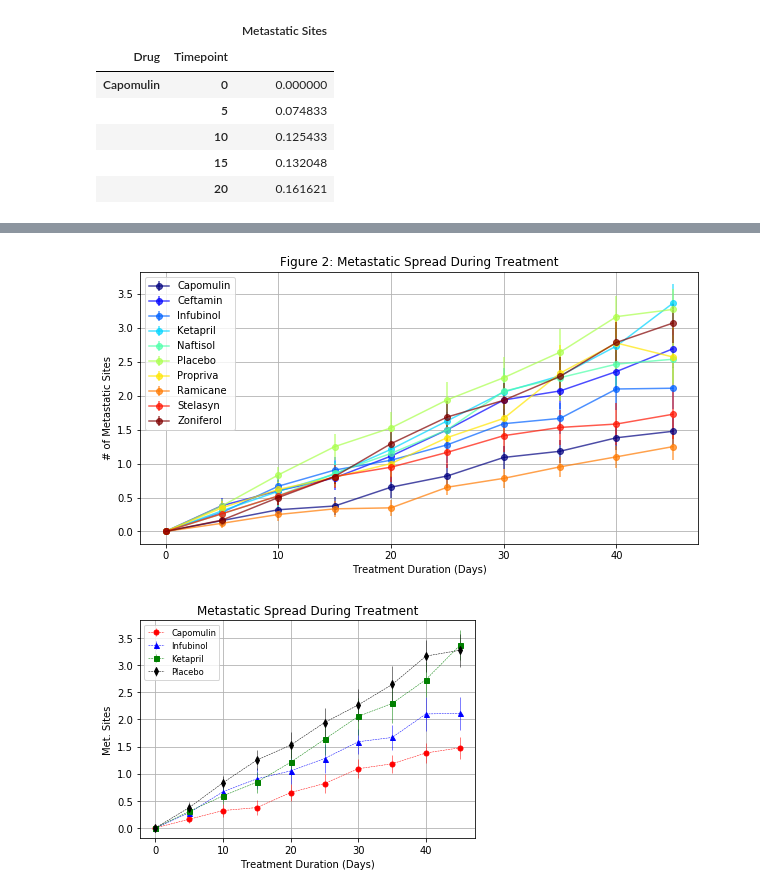
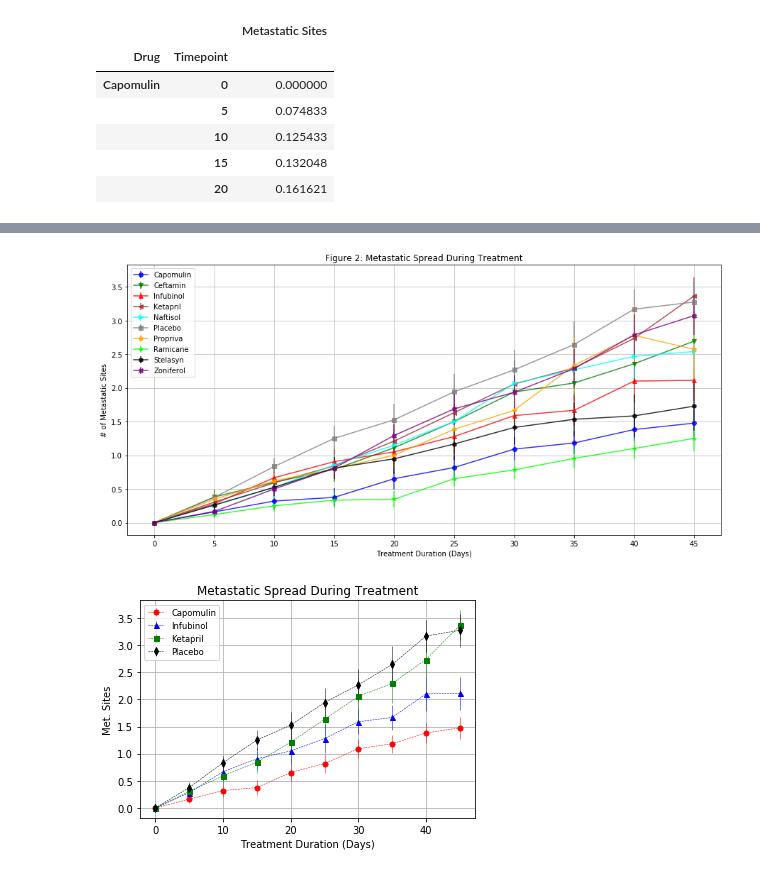
Before and after one commit to daddyjab/PythonAssignments, a Jupyter notebook: Pymaceuticals/pymaceuticals_starter-jb.ipynb, the cells around one changed output, grey strips where cells are left out. Cells and saved outputs as stored; diff of their text form; code cells hidden in the pictures.

```diff
--- a/Pymaceuticals/pymaceuticals_starter-jb.ipynb
+++ b/Pymaceuticals/pymaceuticals_starter-jb.ipynb
@@ -377,16 +338,48 @@ sem_dm_pv_df.head()
-# %%
-# Generate the plot
-ax2 = mean_dm_pv_df.plot(yerr=sem_dm_pv_df, fmt = 'o-', grid=True, figsize=(10,5), colormap='jet', alpha=0.7)
-fig2 = ax2.get_figure()
-
-ax2.set_xlabel("Treatment Duration (Days)")
-ax2.set_ylabel("# of Metastatic Sites")
-ax2.set_title("Figure 2: Metastatic Spread During Treatment")
-ax2.legend(loc="best")
-
-plt.show()
-# %% [output]
-[figure, removed]
+# %%
+# Generate the plot
+fig2, ax2 = plt.subplots(figsize=(15,7))
+
+d_xvalues = range(len(mean_dm_pv_df.index))
+
+# Generate bars by iterating through each drug
+for d_i in range(len(mean_dm_pv_df.columns)):
+
+    # Select the line marker
+    d_marker = markers_list[d_i]
+
+    # If the "drug" is "Placebo" (i.e., no drug therapy applied),
+    #  then force the bar color to grey
+    if mean_dm_pv_df.columns[d_i].lower() == "placebo":
+        d_color = mcolors.CSS4_COLORS['grey']
+    else:
+        d_color = mcolors.CSS4_COLORS[colors_list_CSS[d_i]]
+
+    # The values to plot for this line
+    d_yvalues = mean_dm_pv_df.iloc[:,d_i]
+
+    # Standard error values for error bars
+    d_yerr = sem_dm_pv_df.iloc[:,d_i]
+
+    # Label for this line
+    d_label = mean_dm_pv_df.columns[d_i]
+
+    # Plot this line
+    ax2.errorbar(d_xvalues, d_yvalues, yerr=d_yerr, label=d_label, color=d_color, marker=d_marker, alpha=0.8 )
+
+# Set the x-axis tick marks and tick labels
+ax2.set_xticks(range(len(mean_dm_pv_df.index)))
+ax2.set_xticklabels(mean_dm_pv_df.index, rotation=0)
+
+# Set major axis labels, title, legend, grid
+ax2.set_xlabel("Treatment Duration (Days)")
+ax2.set_ylabel("# of Metastatic Sites")
+ax2.set_title("Figure 2: Metastatic Spread During Treatment")
+ax2.legend(loc="best")
+ax2.grid(True, axis='both', color='0.75')
+
+plt.show()
+# %% [output]
+[figure, added]
 # %%
 # Save the Figure
 fig2.savefig("results\Metastatic Spread During Treatment (Figure 2)")
```
Also changed, not shown: parts of 11 cells of this notebook, 3 other files.
